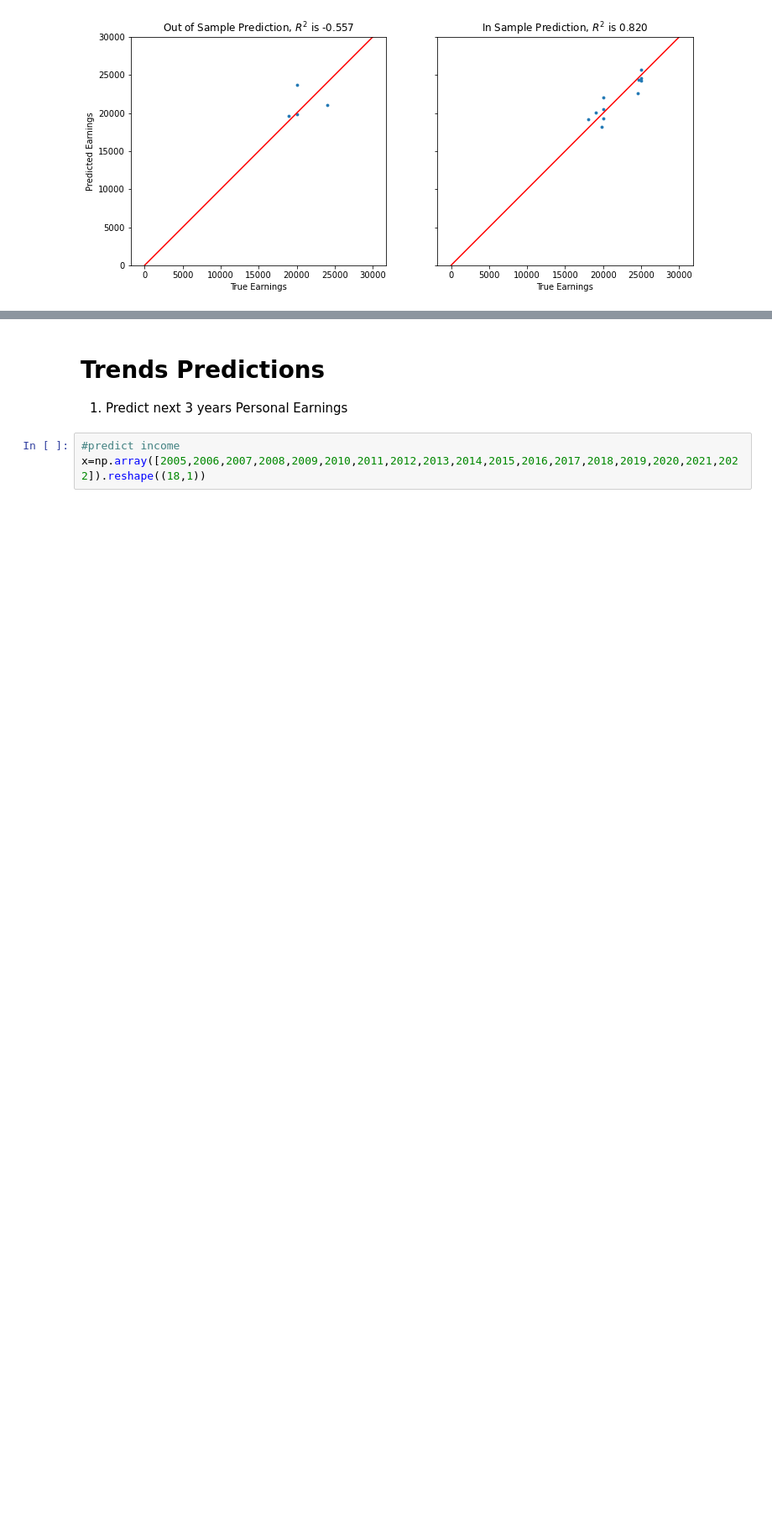
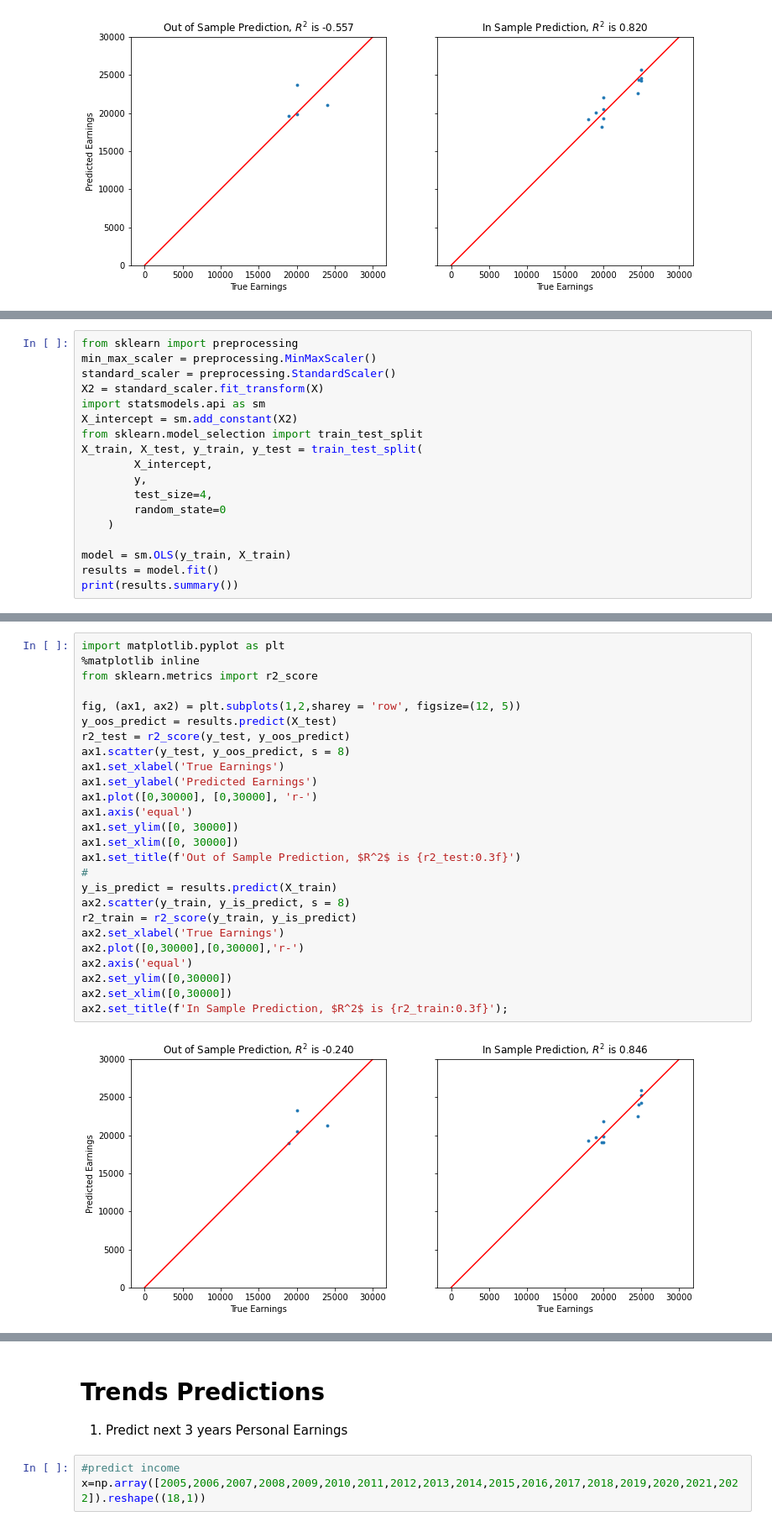
Before and after one commit to BU-Spark/ds-boston-bpda-br-census, a Jupyter notebook: Preprocessing_Qingyang/PredictionModel.ipynb, the cells around one changed output, grey strips where cells are left out. Shown at 84% size. Drawn from its saved outputs; the diff is of its cells as text; blank space fills up the shorter version.

```diff
--- a/Preprocessing_Qingyang/PredictionModel.ipynb
+++ b/Preprocessing_Qingyang/PredictionModel.ipynb
@@ -443,0 +574,18 @@ These features are correlated to Median Personal Income.
+# %%
+from sklearn import preprocessing
+min_max_scaler = preprocessing.MinMaxScaler()
+standard_scaler = preprocessing.StandardScaler()
+X2 = standard_scaler.fit_transform(X)
+import statsmodels.api as sm
+X_intercept = sm.add_constant(X2)
+from sklearn.model_selection import train_test_split
+X_train, X_test, y_train, y_test = train_test_split(
+        X_intercept,
+        y,
+        test_size=4,
+        random_state=0
+    )
+
+model = sm.OLS(y_train, X_train)
+results = model.fit()
+print(results.summary())
@@ -443,0 +620,28 @@ These features are correlated to Median Personal Income.
+# %%
+import matplotlib.pyplot as plt
+%matplotlib inline
+from sklearn.metrics import r2_score
+
+fig, (ax1, ax2) = plt.subplots(1,2,sharey = 'row', figsize=(12, 5))
+y_oos_predict = results.predict(X_test)
+r2_test = r2_score(y_test, y_oos_predict)
+ax1.scatter(y_test, y_oos_predict, s = 8)
+ax1.set_xlabel('True Earnings')
+ax1.set_ylabel('Predicted Earnings')
+ax1.plot([0,30000], [0,30000], 'r-')
+ax1.axis('equal')
+ax1.set_ylim([0, 30000])
+ax1.set_xlim([0, 30000])
+ax1.set_title(f'Out of Sample Prediction, $R^2$ is {r2_test:0.3f}')
+#
+y_is_predict = results.predict(X_train)
+ax2.scatter(y_train, y_is_predict, s = 8)
+r2_train = r2_score(y_train, y_is_predict)
+ax2.set_xlabel('True Earnings')
+ax2.plot([0,30000],[0,30000],'r-')
+ax2.axis('equal')
+ax2.set_ylim([0,30000])
+ax2.set_xlim([0,30000])
+ax2.set_title(f'In Sample Prediction, $R^2$ is {r2_train:0.3f}');
+# %% [output]
+[figure, added]
```
Also changed, not shown: parts of 35 cells of this notebook.
